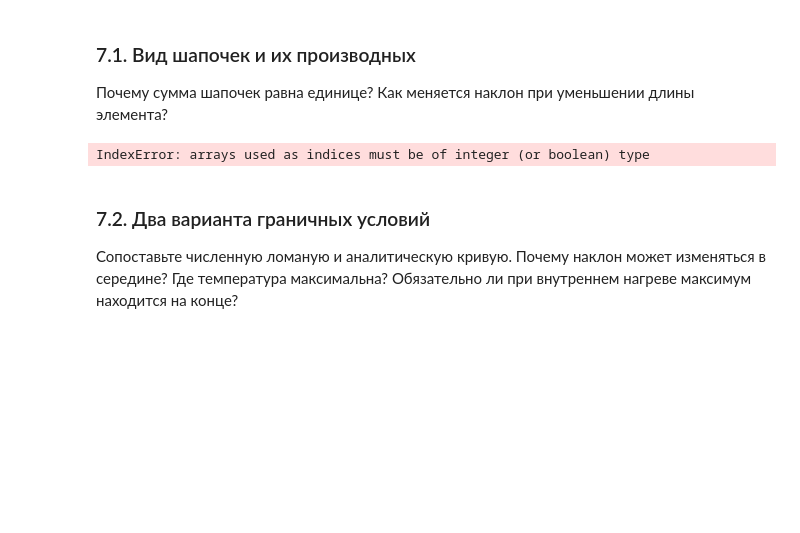
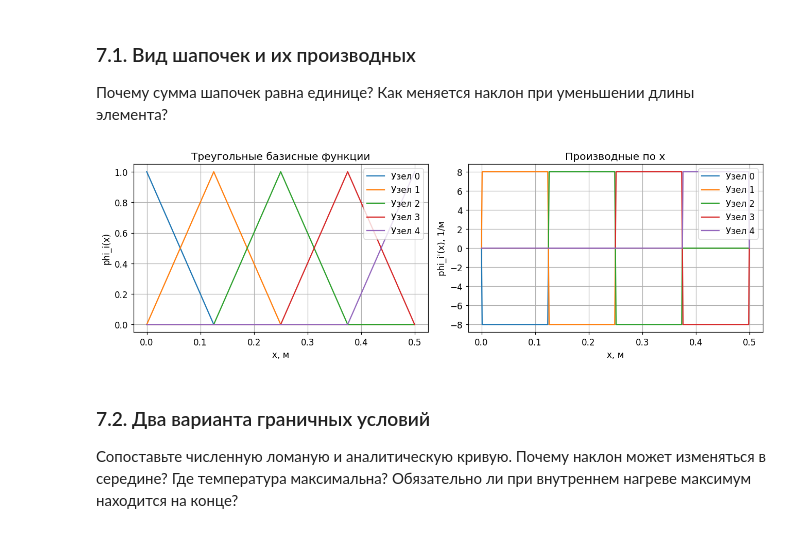
Before and after one commit to MalVA0710/FEM, a Jupyter notebook: FEMTaskDenis.ipynb, the cells around one changed output. Saved outputs shown, nothing was run; the diff lists cells and outputs as text; code cells hidden in the pictures; blank space fills up the shorter version.

```diff
--- a/FEMTaskDenis.ipynb
+++ b/FEMTaskDenis.ipynb
@@ -550,23 +579,23 @@ else:
 # %%
 # Небольшая учебная сетка не зависит от заполнения make_mesh.
 basis_nodes = np.array([0.0, L/4, L/2, 3*L/4, L])
-basis_values = [hat_function(x_plot, basis_nodes, i) for i in range(len(basis_nodes))]
-basis_slopes = [hat_derivative(x_plot, basis_nodes, i) for i in range(len(basis_nodes))]
+basis_values = [hat_function(basis_nodes, i, x_plot) for i in range(len(basis_nodes))]
+basis_slopes = [hat_derivative(basis_nodes, i, x_plot) for i in range(len(basis_nodes))]
 if any(v is None for v in basis_values + basis_slopes):
     print("Для рисунка заполните hat_function и hat_derivative.")
 else:
     fig, axes = plt.subplots(1, 2, figsize=(12, 4))
     for i, (values, slopes) in enumerate(zip(basis_values, basis_slopes)):
         axes[0].plot(x_plot, values, label=f"Узел {i}")
         axes[1].plot(x_plot, slopes, label=f"Узел {i}")
     axes[0].set(title="Треугольные базисные функции", xlabel="x, м", ylabel="phi_i(x)")
     axes[1].set(title="Производные по x", xlabel="x, м", ylabel="phi_i'(x), 1/м")
     axes[0].legend()
     axes[1].legend()
     plt.tight_layout()
     plt.show()
 # %% [output]
-IndexError: arrays used as indices must be of integer (or boolean) type
+[figure, added]
 # %% [markdown]
 ### 7.2. Два варианта граничных условий
 
```
Also changed, not shown: parts of 5 cells of this notebook.
